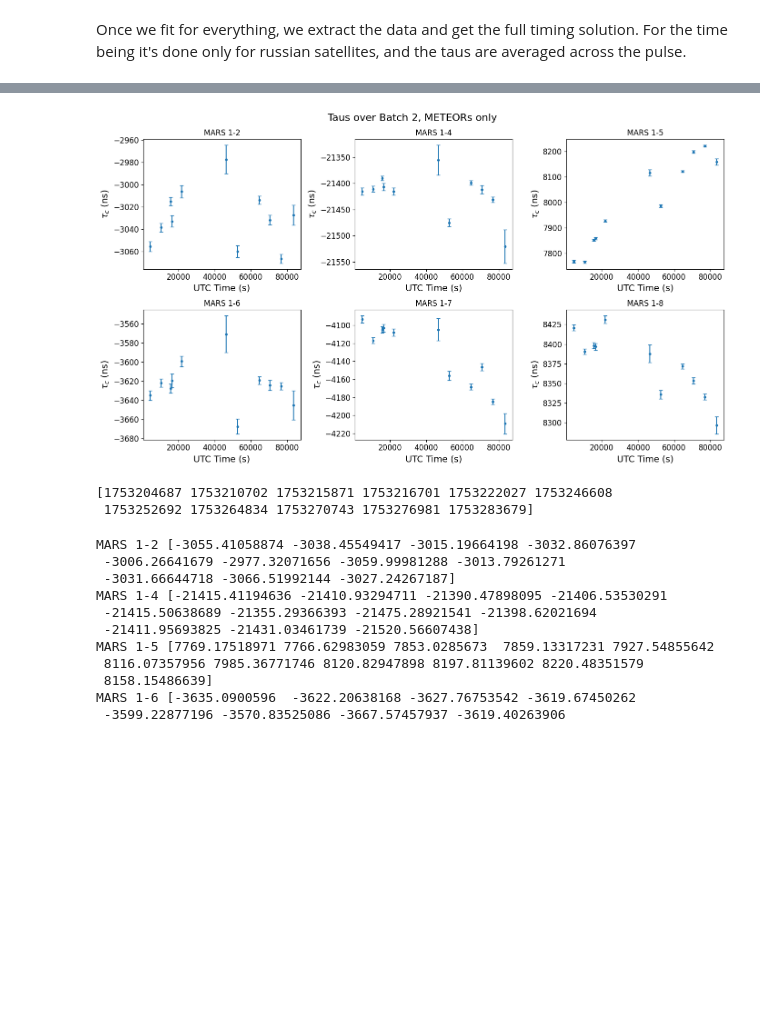
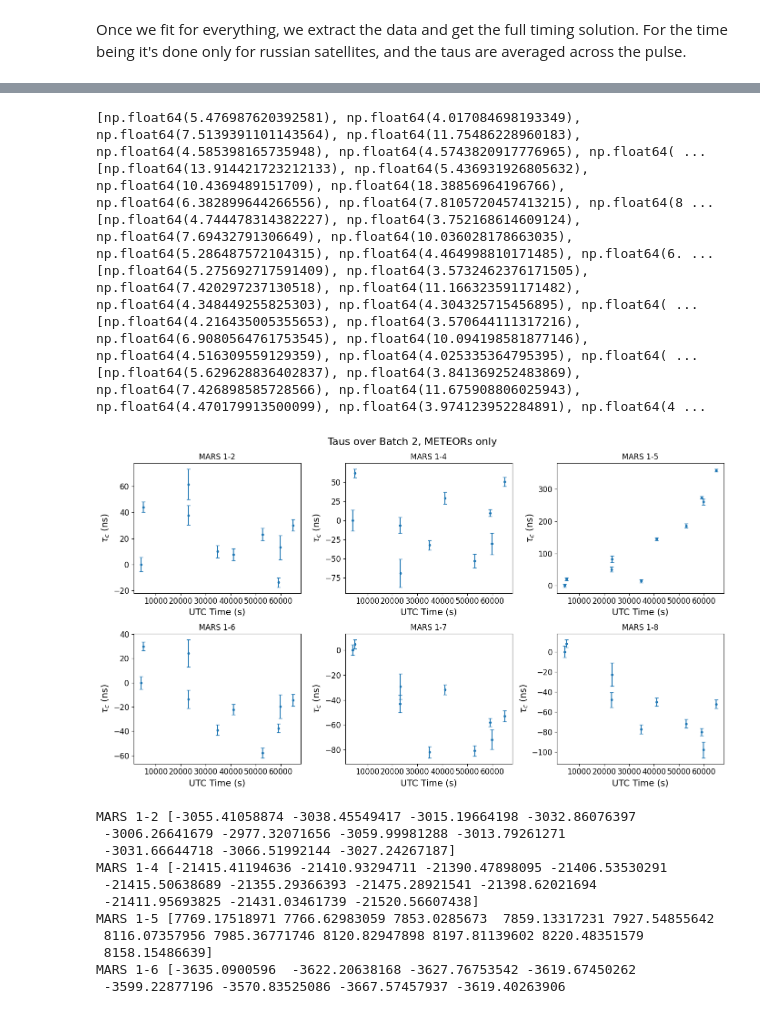
Before and after one commit to ALBATROS-Experiment/albatros_analysis, a Jupyter notebook: scripts/orbcomm/master_flow.ipynb, the cells around one changed output, grey strips where cells are left out. Saved outputs shown, nothing was run; the diff lists cells and outputs as text; code cells hidden in the pictures; blank space fills up the shorter version.

```diff
--- a/scripts/orbcomm/master_flow.ipynb
+++ b/scripts/orbcomm/master_flow.ipynb
@@ -479,7 +478,7 @@ More strict with cut in fine timing. Need high SNR.
 # %% [markdown]
 Once we fit for everything, we extract the data and get the full timing solution. For the time being it's done only for russian satellites, and the taus are averaged across the pulse.
 # %%
-with open(os.path.join(f'/scratch/thomasb/batch_{bstart2}/timing_discrepancies/times_all.json'), "r") as f:
+with open(os.path.join(f'/scratch/thomasb/batch_{bstart1}/timing_discrepancies/times_all.json'), "r") as f:
         dict_fits_discrep = json.load(f)
 UTC_per_spec = dict_fits_discrep['fit']['UTC_per_spec']
 UTC_offset = dict_fits_discrep['fit']['UTC_offset']
@@ -492,7 +491,7 @@ osamp = 64
 fnames_all = []
 fnames_russian = []
 
-path_pulses = f'/scratch/thomasb/batch_{bstart2}/data/pulses.json'
+path_pulses = f'/scratch/thomasb/batch_{bstart1}/data/pulses.json'
 with open(path_pulses, "r") as f:
     pulses = json.load(f)
 
@@ -522,7 +521,7 @@ for bline in map_blines.values():
     stds[bline] = []
     errs[bline] = []
 
-with h5py.File(f'/scratch/thomasb/batch_{bstart2}/fine_timing/timing_solution.h5', 'r') as f:
+with h5py.File(f'/scratch/thomasb/batch_{bstart1}/fine_timing/timing_solution.h5', 'r') as f:
     for name in fnames_russian:
         spectra.append(f[name]['taus'].attrs['starting_specnum'])
         #spectra_all[name] = np.arange(start_spectrum, start_spectrum + nvis*acclen*osamp, acclen*osamp)
@@ -569,7 +575,7 @@ for i in range(6):
     ax[pnum].set_ylabel(r'$\tau_c$ (ns)')
     ax[pnum].set_xlabel('UTC Time (s)')
     ax[pnum].set_title(map_blines[pnum])
-    ax[pnum].plot(times- bstart2, taus[map_blines[pnum]])
+    ax[pnum].plot(times- bstart2, taus[map_blines[pnum]]-taus[map_blines[pnum]][0])
     #ax[pnum].set_xlim(0, 50000)
     pnum+=1
 
@@ -585,41 +591,43 @@ plt.rcParams['xtick.labelsize'] = 12
 plt.rcParams['ytick.labelsize'] = 12
 
 ax = np.ravel(ax)
 
 times = spectra * UTC_per_spec + UTC_offset
 
 pnum = 0
 
 for i in range(6):
 
-    y = taus[map_blines[pnum]]
+    y = taus[map_blines[pnum]] - taus[map_blines[pnum]][0]
     yerr = errs[map_blines[pnum]]   # your uncertainties
+    print(yerr)
 
     ax[pnum].set_ylabel(r'$\tau_c$ (ns)')
     ax[pnum].set_xlabel('UTC Time (s)')
     ax[pnum].set_title(map_blines[pnum])
 
     ax[pnum].errorbar(
-        times - bstart2,
+        times - bstart1,
         y,
         yerr=yerr,
         fmt='o',
         markersize=3,
         capsize=3,
         linestyle='none'
     )
 
     pnum += 1
 
 fig.suptitle('Taus over Batch 2, METEORs only', fontsize=16)
 fig.tight_layout()
 # %% [output]
+[np.float64(5.476987620392581), np.float64(4.017084698193349), np.float64(7.5139391101143564), np.float64(11.75486228960183), np.float64(4.585398165735948), np.float64(4.5743820917776965), np.float64( ...
+[np.float64(13.914421723212133), np.float64(5.436931926805632), np.float64(10.4369489151709), np.float64(18.38856964196766), np.float64(6.382899644266556), np.float64(7.8105720457413215), np.float64(8 ...
+[np.float64(4.744478314382227), np.float64(3.752168614609124), np.float64(7.69432791306649), np.float64(10.036028178663035), np.float64(5.286487572104315), np.float64(4.464998810171485), np.float64(6. ...
+[np.float64(5.275692717591409), np.float64(3.5732462376171505), np.float64(7.420297237130518), np.float64(11.166323591171482), np.float64(4.348449255825303), np.float64(4.304325715456895), np.float64( ...
+[np.float64(4.216435005355653), np.float64(3.570644111317216), np.float64(6.9080564761753545), np.float64(10.094198581877146), np.float64(4.516309559129359), np.float64(4.025335364795395), np.float64( ...
+[np.float64(5.629628836402837), np.float64(3.841369252483869), np.float64(7.426898585728566), np.float64(11.675908806025943), np.float64(4.470179913500099), np.float64(3.974123952284891), np.float64(4 ...
-[figure, old version]
+[figure, new version]
-# %%
-print(np.array(times, dtype=int))
-# %% [output]
-[1753204687 1753210702 1753215871 1753216701 1753222027 1753246608
- 1753252692 1753264834 1753270743 1753276981 1753283679]
 # %%
 for bline in map_blines.values():
     print(bline, taus[bline])
```
Also changed, not shown: parts of 7 cells of this notebook, 7 other files.
